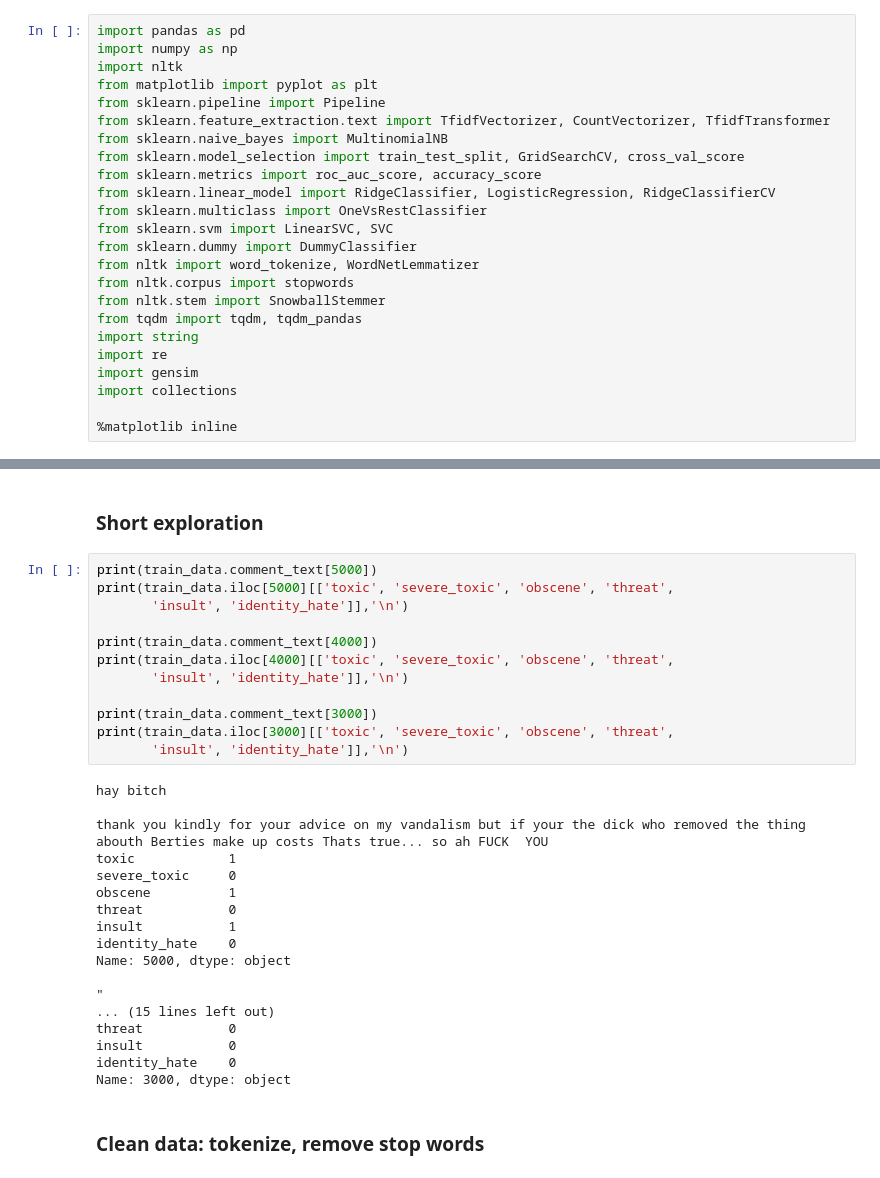
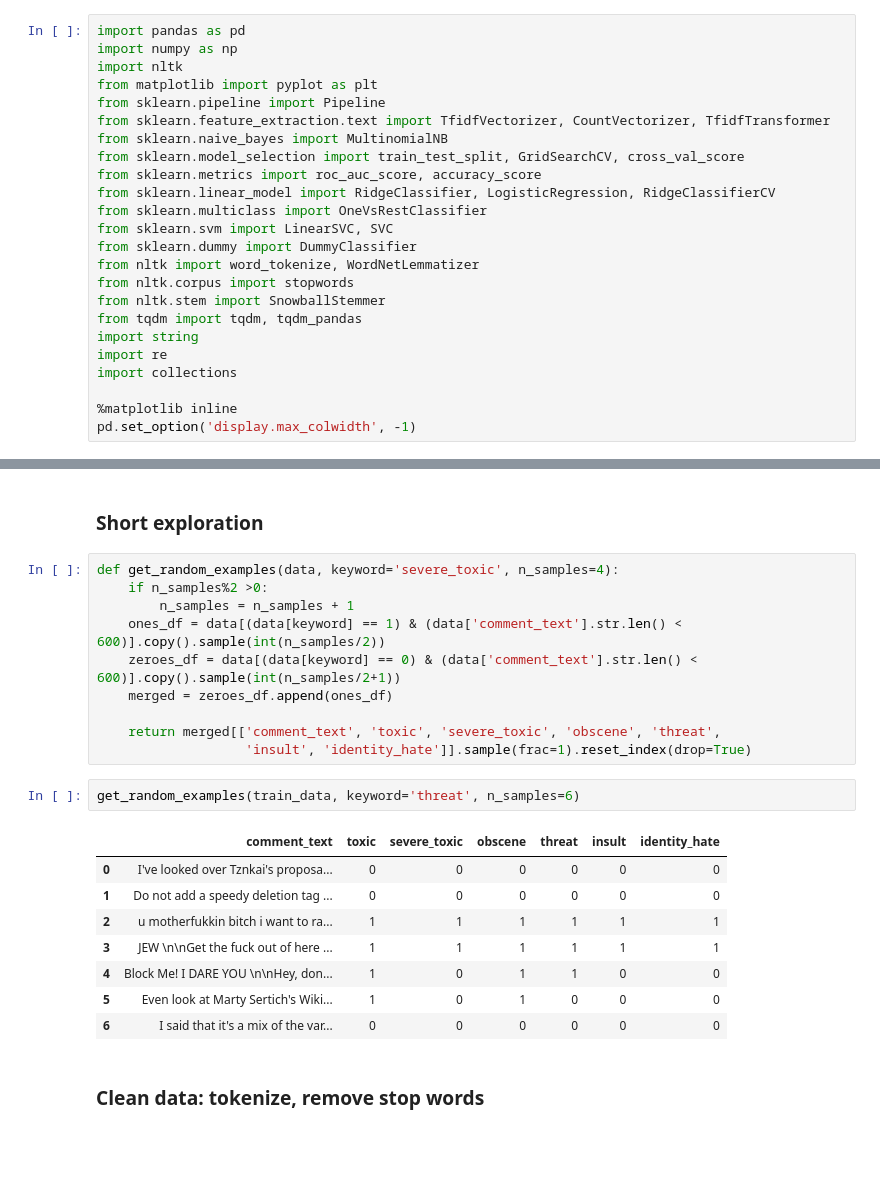
Before and after one commit to RikKleine/kaggle_competitions, a Jupyter notebook: toxic_comment_classification/Simple_approach.ipynb, the cells around one changed output, grey strips where cells are left out. Drawn from its saved outputs; the diff is of its cells as text; blank space fills up the shorter version.

Commit message:
Added function for data exploration, gets random samples.

```diff
--- a/toxic_comment_classification/Simple_approach.ipynb
+++ b/toxic_comment_classification/Simple_approach.ipynb
@@ -18,10 +18,10 @@ from nltk.stem import SnowballStemmer
 from tqdm import tqdm, tqdm_pandas
 import string
 import re
-import gensim
 import collections
 
 %matplotlib inline
+pd.set_option('display.max_colwidth', -1)
 # %%
 train_data = pd.read_csv('data/train.csv')
 test_data = pd.read_csv('data/test.csv')
@@ -35,36 +35,27 @@ Index(['id', 'comment_text', 'toxic', 'severe_toxic', 'obscene', 'threat',
       dtype='object')
 # %% [markdown]
 ### Short exploration
-# %%
-print(train_data.comment_text[5000])
-print(train_data.iloc[5000][['toxic', 'severe_toxic', 'obscene', 'threat',
-       'insult', 'identity_hate']],'\n')
-
-print(train_data.comment_text[4000])
-print(train_data.iloc[4000][['toxic', 'severe_toxic', 'obscene', 'threat',
-       'insult', 'identity_hate']],'\n')
-
-print(train_data.comment_text[3000])
-print(train_data.iloc[3000][['toxic', 'severe_toxic', 'obscene', 'threat',
-       'insult', 'identity_hate']],'\n')
-# %% [output]
-hay bitch
-
-thank you kindly for your advice on my vandalism but if your the dick who removed the thing abouth Berties make up costs Thats true... so ah FUCK  YOU
-toxic            1
-severe_toxic     0
-obscene          1
-threat           0
-insult           1
-identity_hate    0
-Name: 5000, dtype: object
-
-"
-... (15 lines left out)
-threat           0
-insult           0
-identity_hate    0
-Name: 3000, dtype: object
+# %%
+def get_random_examples(data, keyword='severe_toxic', n_samples=4):
+    if n_samples%2 >0:
+        n_samples = n_samples + 1
+    ones_df = data[(data[keyword] == 1) & (data['comment_text'].str.len() < 600)].copy().sample(int(n_samples/2))
+    zeroes_df = data[(data[keyword] == 0) & (data['comment_text'].str.len() < 600)].copy().sample(int(n_samples/2+1))
+    merged = zeroes_df.append(ones_df)
+
+    return merged[['comment_text', 'toxic', 'severe_toxic', 'obscene', 'threat',
+                   'insult', 'identity_hate']].sample(frac=1).reset_index(drop=True)
+# %%
+get_random_examples(train_data, keyword='threat', n_samples=6)
+# %% [output]
+|  | comment_text | toxic | severe_toxic | obscene | threat | insult | identity_hate |
+| 0 | I've looked over Tznkai's proposa... | 0 | 0 | 0 | 0 | 0 | 0 |
+| 1 | Do not add a speedy deletion tag ... | 0 | 0 | 0 | 0 | 0 | 0 |
+| 2 | u motherfukkin bitch i want to ra... | 1 | 1 | 1 | 1 | 1 | 1 |
+| 3 | JEW \n\nGet the fuck out of here ... | 1 | 1 | 1 | 1 | 1 | 1 |
+| 4 | Block Me! I DARE YOU \n\nHey, don... | 1 | 0 | 1 | 1 | 0 | 0 |
+| 5 | Even look at Marty Sertich's Wiki... | 1 | 0 | 1 | 0 | 0 | 0 |
+| 6 | I said that it's a mix of the var... | 0 | 0 | 0 | 0 | 0 | 0 |
 # %% [markdown]
 ### Clean data: tokenize, remove stop words
 # %%
```
Also changed, not shown: parts of 5 cells of this notebook, 1 other file.
